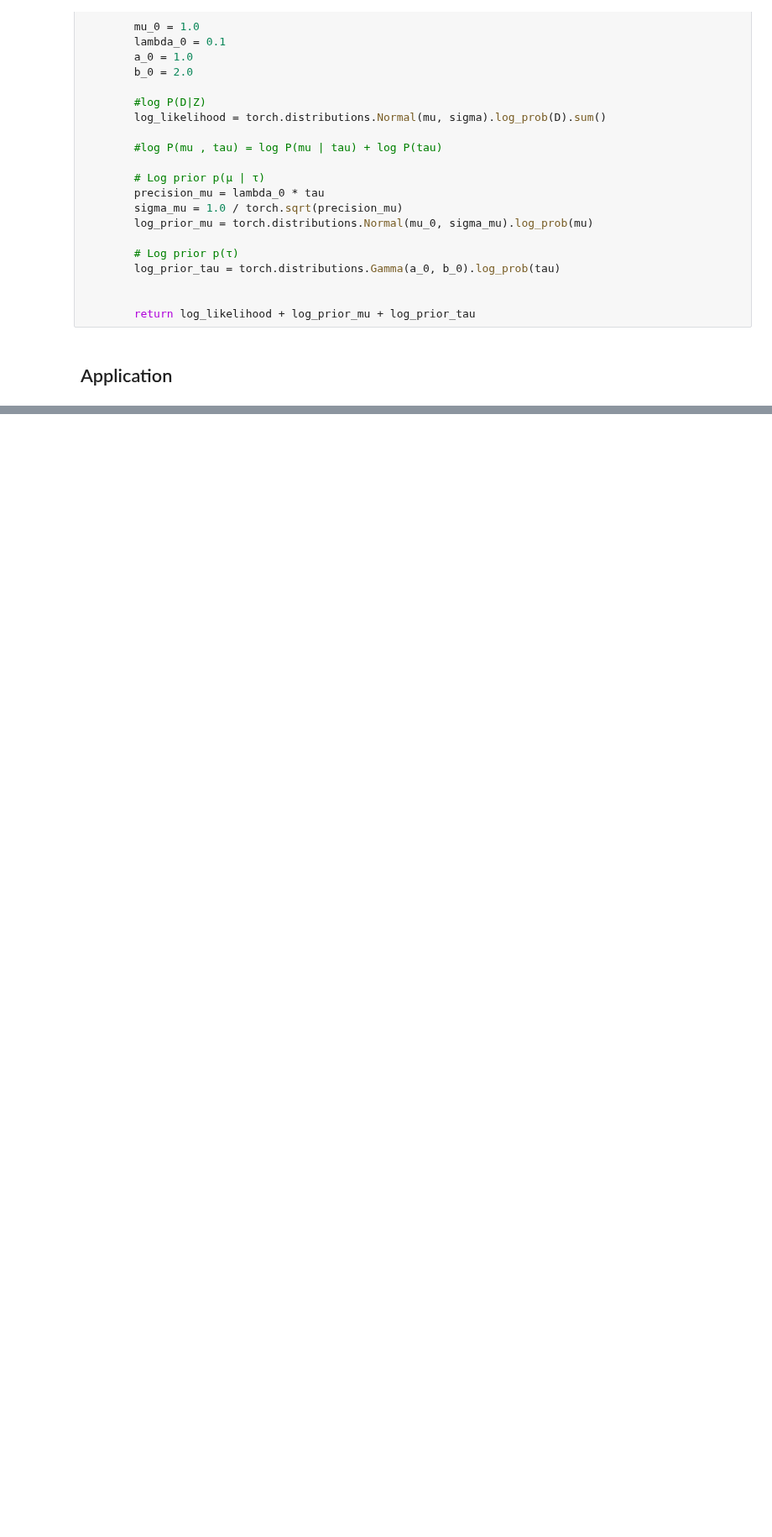
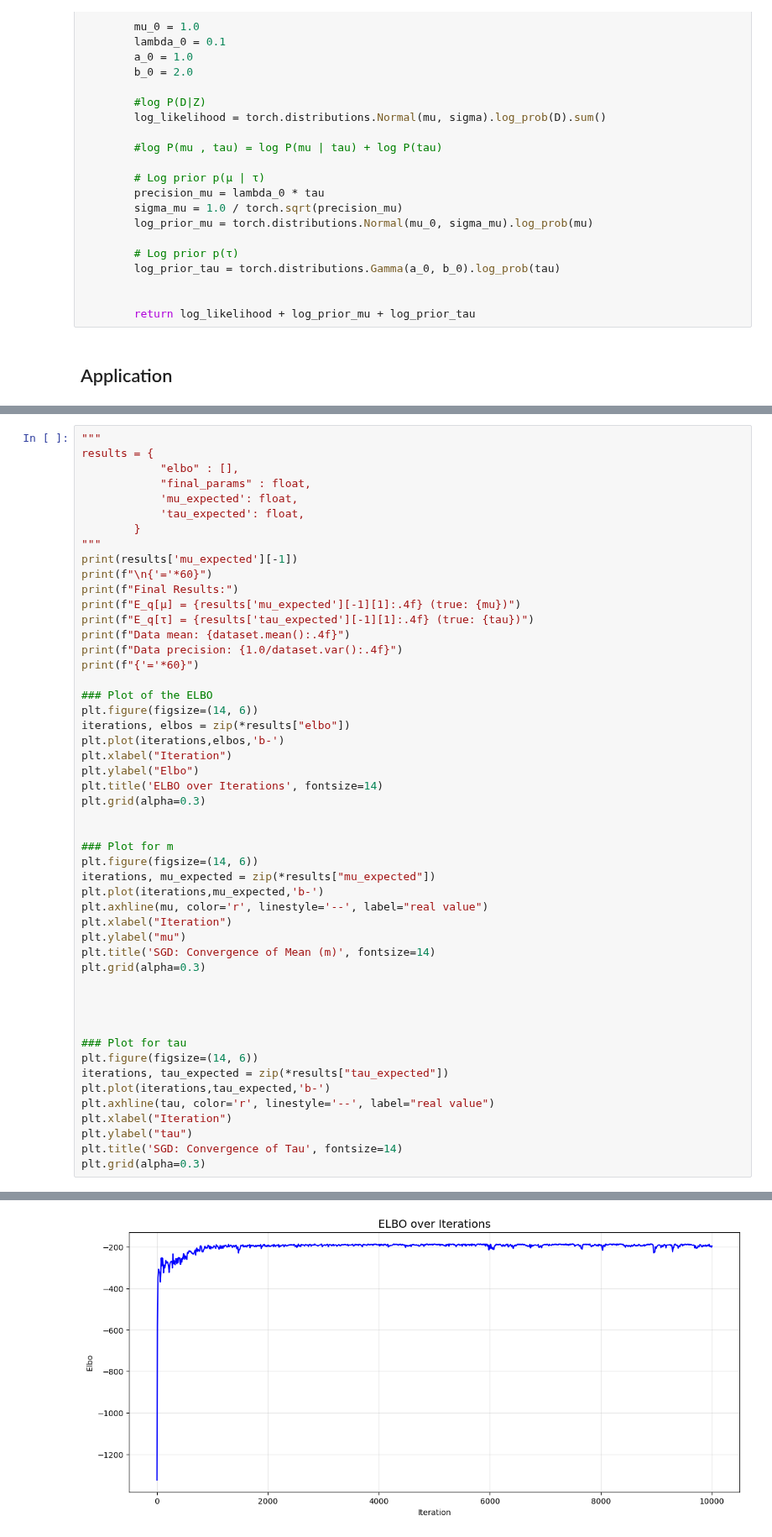
Before and after one commit to Blasty1/Machine-Learning-Advanved, a Jupyter notebook: Assignment-AD1/BBVI_algorithm_1.ipynb, the cells around one changed output, grey strips where cells are left out. Shown at 84% size. Saved outputs shown, nothing was run; the diff lists cells and outputs as text; blank space fills up the shorter version.

```diff
--- a/Assignment-AD1/BBVI_algorithm_1.ipynb
+++ b/Assignment-AD1/BBVI_algorithm_1.ipynb
@@ -349,0 +282,51 @@ Data precision: 0.4580
+# %%
+"""
+results = {
+            "elbo" : [],
+            "final_params" : float,
+            'mu_expected': float,
+            'tau_expected': float,
+        }
+"""
+print(results['mu_expected'][-1])
+print(f"\n{'='*60}")
+print(f"Final Results:")
+print(f"E_q[μ] = {results['mu_expected'][-1][1]:.4f} (true: {mu})")
+print(f"E_q[τ] = {results['tau_expected'][-1][1]:.4f} (true: {tau})")
+print(f"Data mean: {dataset.mean():.4f}")
+print(f"Data precision: {1.0/dataset.var():.4f}")
+print(f"{'='*60}")
+
+### Plot of the ELBO
+plt.figure(figsize=(14, 6))
+iterations, elbos = zip(*results["elbo"])
+plt.plot(iterations,elbos,'b-')
+plt.xlabel("Iteration")
+plt.ylabel("Elbo")
+plt.title('ELBO over Iterations', fontsize=14)
+plt.grid(alpha=0.3)
+
+
+### Plot for m
+plt.figure(figsize=(14, 6))
+iterations, mu_expected = zip(*results["mu_expected"])
+plt.plot(iterations,mu_expected,'b-')
+plt.axhline(mu, color='r', linestyle='--', label="real value")
+plt.xlabel("Iteration")
+plt.ylabel("mu")
+plt.title('SGD: Convergence of Mean (m)', fontsize=14)
+plt.grid(alpha=0.3)
+
+
+
+
+### Plot for tau
+plt.figure(figsize=(14, 6))
+iterations, tau_expected = zip(*results["tau_expected"])
+plt.plot(iterations,tau_expected,'b-')
+plt.axhline(tau, color='r', linestyle='--', label="real value")
+plt.xlabel("Iteration")
+plt.ylabel("tau")
+plt.title('SGD: Convergence of Tau', fontsize=14)
+plt.grid(alpha=0.3)
+# %% [output]
@@ -349,0 +342 @@ Data precision: 0.4580
+[figure, added]
```
Also changed, not shown: parts of 8 cells of this notebook, 1 other file.
